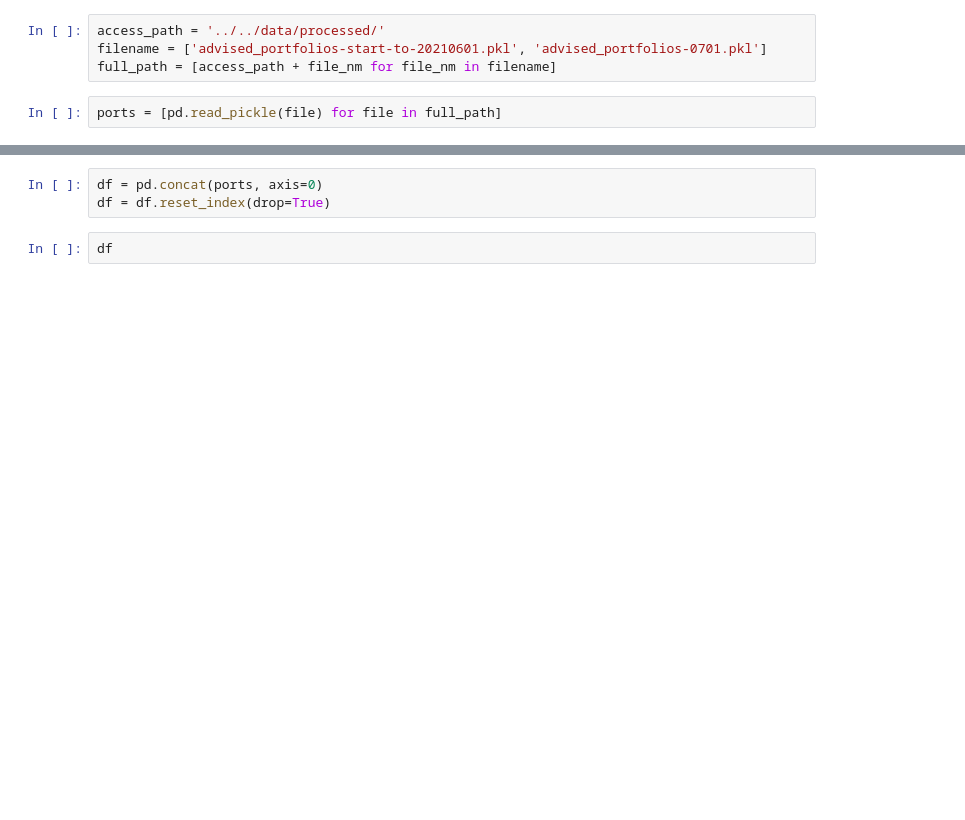
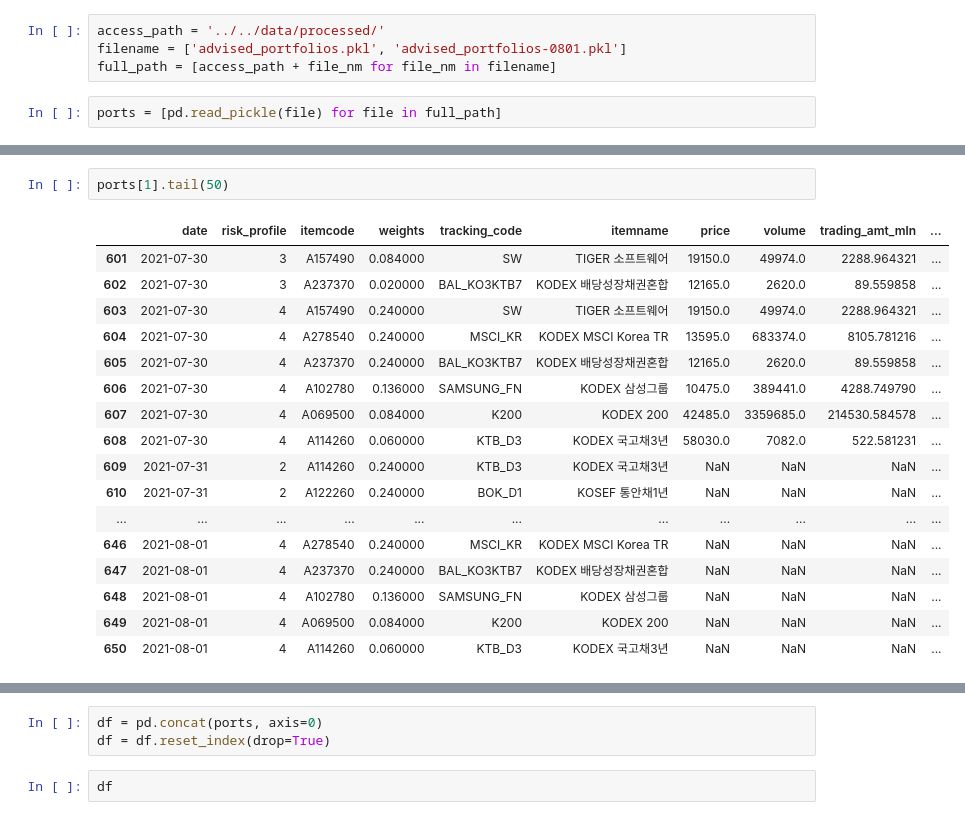
Before and after one commit to my2582/kisra, a Jupyter notebook: src/data/1.append_advised_portfolios.ipynb, the cells around one changed output, grey strips where cells are left out. Cells and saved outputs as stored; diff of their text form; blank space fills up the shorter version.

```diff
--- a/src/data/1.append_advised_portfolios.ipynb
+++ b/src/data/1.append_advised_portfolios.ipynb
@@ -10,7 +10,7 @@ from datetime import datetime
 # df.to_pickle('../../data/processed/advised_portfolios-0601_new.pkl')
 # %%
 access_path = '../../data/processed/'
-filename = ['advised_portfolios-start-to-20210601.pkl', 'advised_portfolios-0701.pkl']
+filename = ['advised_portfolios.pkl', 'advised_portfolios-0801.pkl']
 full_path = [access_path + file_nm for file_nm in filename]
 # %%
 ports = [pd.read_pickle(file) for file in full_path]
@@ -33 +33,21 @@ ports[0]
+# %%
+ports[1].tail(50)
+# %% [output]
+|  | date | risk_profile | itemcode | weights | tracking_code | itemname | price | volume | trading_amt_mln | ... |
+| 601 | 2021-07-30 | 3 | A157490 | 0.084000 | SW | TIGER 소프트웨어 | 19150.0 | 49974.0 | 2288.964321 | ... |
+| 602 | 2021-07-30 | 3 | A237370 | 0.020000 | BAL_KO3KTB7 | KODEX 배당성장채권혼합 | 12165.0 | 2620.0 | 89.559858 | ... |
+| 603 | 2021-07-30 | 4 | A157490 | 0.240000 | SW | TIGER 소프트웨어 | 19150.0 | 49974.0 | 2288.964321 | ... |
+| 604 | 2021-07-30 | 4 | A278540 | 0.240000 | MSCI_KR | KODEX MSCI Korea TR | 13595.0 | 683374.0 | 8105.781216 | ... |
+| 605 | 2021-07-30 | 4 | A237370 | 0.240000 | BAL_KO3KTB7 | KODEX 배당성장채권혼합 | 12165.0 | 2620.0 | 89.559858 | ... |
+| 606 | 2021-07-30 | 4 | A102780 | 0.136000 | SAMSUNG_FN | KODEX 삼성그룹 | 10475.0 | 389441.0 | 4288.749790 | ... |
+| 607 | 2021-07-30 | 4 | A069500 | 0.084000 | K200 | KODEX 200 | 42485.0 | 3359685.0 | 214530.584578 | ... |
+| 608 | 2021-07-30 | 4 | A114260 | 0.060000 | KTB_D3 | KODEX 국고채3년 | 58030.0 | 7082.0 | 522.581231 | ... |
+| 609 | 2021-07-31 | 2 | A114260 | 0.240000 | KTB_D3 | KODEX 국고채3년 | NaN | NaN | NaN | ... |
+| 610 | 2021-07-31 | 2 | A122260 | 0.240000 | BOK_D1 | KOSEF 통안채1년 | NaN | NaN | NaN | ... |
+| ... | ... | ... | ... | ... | ... | ... | ... | ... | ... | ... |
+| 646 | 2021-08-01 | 4 | A278540 | 0.240000 | MSCI_KR | KODEX MSCI Korea TR | NaN | NaN | NaN | ... |
+| 647 | 2021-08-01 | 4 | A237370 | 0.240000 | BAL_KO3KTB7 | KODEX 배당성장채권혼합 | NaN | NaN | NaN | ... |
+| 648 | 2021-08-01 | 4 | A102780 | 0.136000 | SAMSUNG_FN | KODEX 삼성그룹 | NaN | NaN | NaN | ... |
+| 649 | 2021-08-01 | 4 | A069500 | 0.084000 | K200 | KODEX 200 | NaN | NaN | NaN | ... |
+| 650 | 2021-08-01 | 4 | A114260 | 0.060000 | KTB_D3 | KODEX 국고채3년 | NaN | NaN | NaN | ... |
 # %%
```
Also changed, not shown: parts of 2 cells of this notebook, 7 other files.
